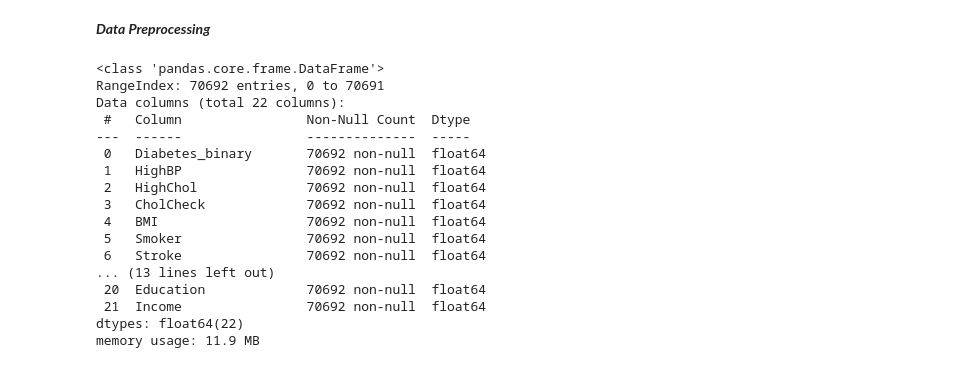
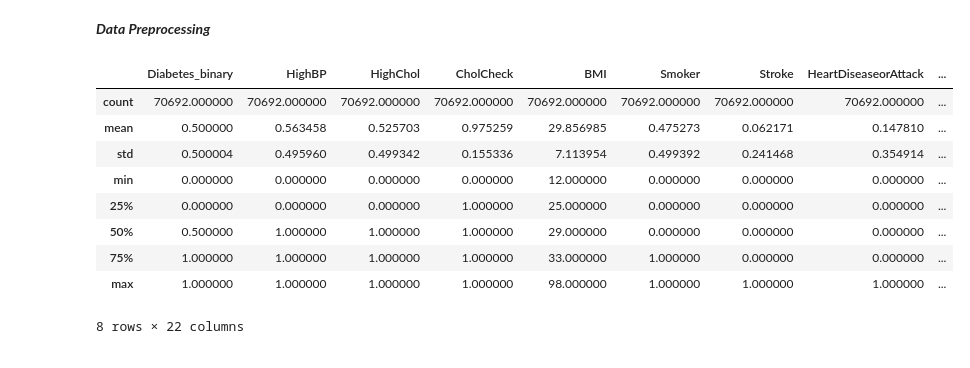
Before and after one commit to sean-dev224/machineLearningFinalProject, a Jupyter notebook: implementation.ipynb, the cells around one changed output. Drawn from its saved outputs; the diff is of its cells as text; code cells hidden in the pictures.

```diff
--- a/implementation.ipynb
+++ b/implementation.ipynb
@@ -6,25 +9,17 @@ import pandas as pd
 # %%
 df = pd.read_csv("data/diabetes_binary_5050split_health_indicators_BRFSS2015.csv")
 df.describe()
-df.info()
 # %% [output]
+|  | Diabetes_binary | HighBP | HighChol | CholCheck | BMI | Smoker | Stroke | HeartDiseaseorAttack | ... |
+| count | 70692.000000 | 70692.000000 | 70692.000000 | 70692.000000 | 70692.000000 | 70692.000000 | 70692.000000 | 70692.000000 | ... |
+| mean | 0.500000 | 0.563458 | 0.525703 | 0.975259 | 29.856985 | 0.475273 | 0.062171 | 0.147810 | ... |
+| std | 0.500004 | 0.495960 | 0.499342 | 0.155336 | 7.113954 | 0.499392 | 0.241468 | 0.354914 | ... |
+| min | 0.000000 | 0.000000 | 0.000000 | 0.000000 | 12.000000 | 0.000000 | 0.000000 | 0.000000 | ... |
+| 25% | 0.000000 | 0.000000 | 0.000000 | 1.000000 | 25.000000 | 0.000000 | 0.000000 | 0.000000 | ... |
+| 50% | 0.500000 | 1.000000 | 1.000000 | 1.000000 | 29.000000 | 0.000000 | 0.000000 | 0.000000 | ... |
+| 75% | 1.000000 | 1.000000 | 1.000000 | 1.000000 | 33.000000 | 1.000000 | 0.000000 | 0.000000 | ... |
+| max | 1.000000 | 1.000000 | 1.000000 | 1.000000 | 98.000000 | 1.000000 | 1.000000 | 1.000000 | ... |
-<class 'pandas.core.frame.DataFrame'>
-RangeIndex: 70692 entries, 0 to 70691
-Data columns (total 22 columns):
- #   Column                Non-Null Count  Dtype
----  ------                --------------  -----
- 0   Diabetes_binary       70692 non-null  float64
- 1   HighBP                70692 non-null  float64
- 2   HighChol              70692 non-null  float64
- 3   CholCheck             70692 non-null  float64
- 4   BMI                   70692 non-null  float64
- 5   Smoker                70692 non-null  float64
- 6   Stroke                70692 non-null  float64
-... (13 lines left out)
- 20  Education             70692 non-null  float64
- 21  Income                70692 non-null  float64
-dtypes: float64(22)
-memory usage: 11.9 MB
+8 rows × 22 columns
 # %%
 from sklearn.model_selection import train_test_split
 from sklearn.preprocessing import StandardScaler
```
Also changed, not shown: parts of 7 cells of this notebook, 1 other file.
